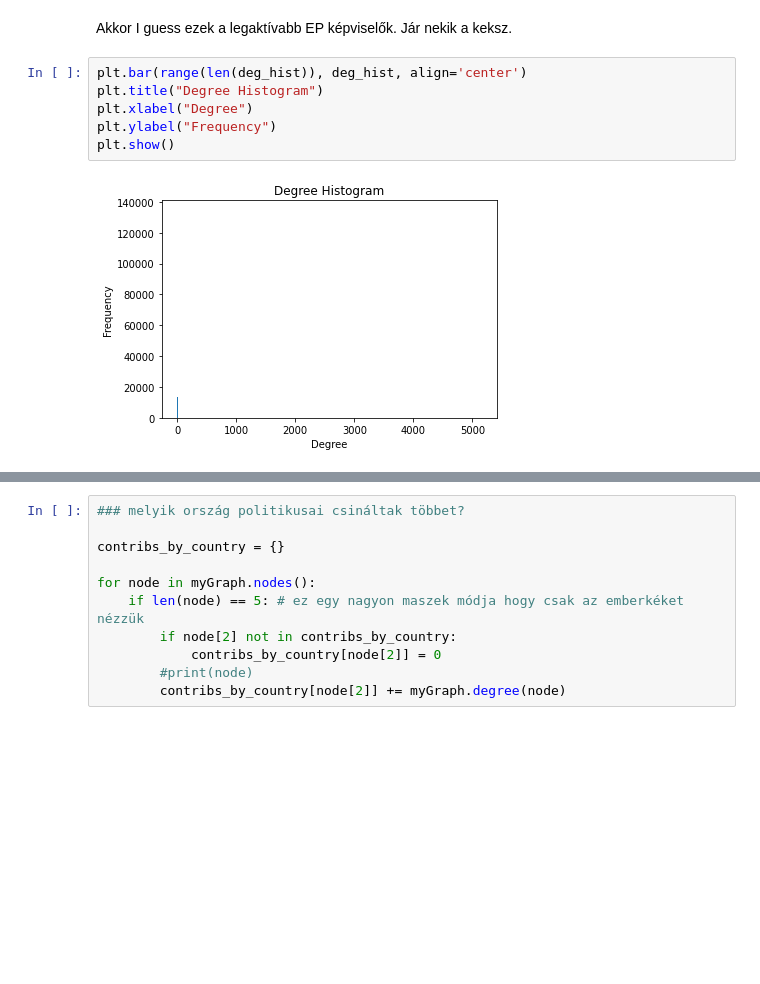
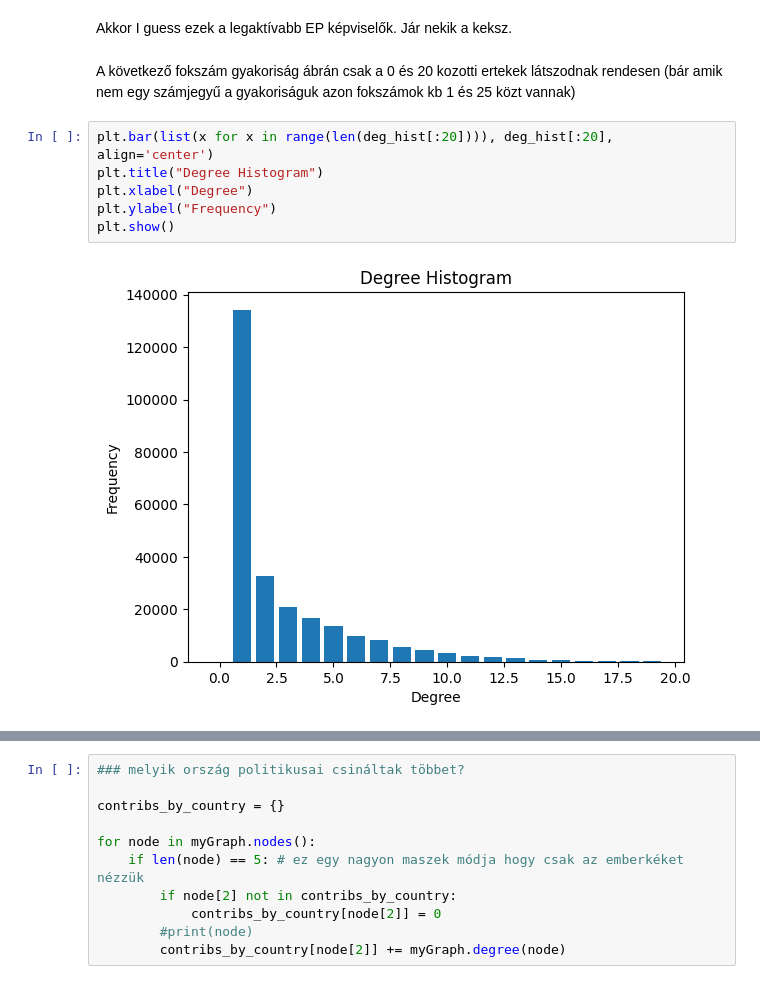
Before and after one commit to maritsm/temalabor-2023, a Jupyter notebook: temalabor.ipynb, the cells around one changed output, grey strips where cells are left out. Drawn from its saved outputs; the diff is of its cells as text; blank space fills up the shorter version.

Commit message:
Improved visuals.

```diff
--- a/temalabor.ipynb
+++ b/temalabor.ipynb
@@ -134,11 +138,13 @@ sorted_nodes[:10]
  ('197663', 3491)]
 # %% [markdown]
 Akkor I guess ezek a legaktívabb EP képviselők. Jár nekik a keksz.
+# %% [markdown]
+A következő fokszám gyakoriság ábrán csak a 0 és 20 kozotti ertekek látszodnak rendesen (bár amik nem egy számjegyű a gyakoriságuk azon fokszámok kb 1 és 25 közt vannak)
 # %%
-plt.bar(range(len(deg_hist)), deg_hist, align='center')
+plt.bar(list(x for x in range(len(deg_hist[:20]))), deg_hist[:20], align='center')
 plt.title("Degree Histogram")
 plt.xlabel("Degree")
 plt.ylabel("Frequency")
 plt.show()
 # %% [output]
-[figure, old version]
+[figure, new version]
```
Also changed, not shown: parts of 3 cells of this notebook.
